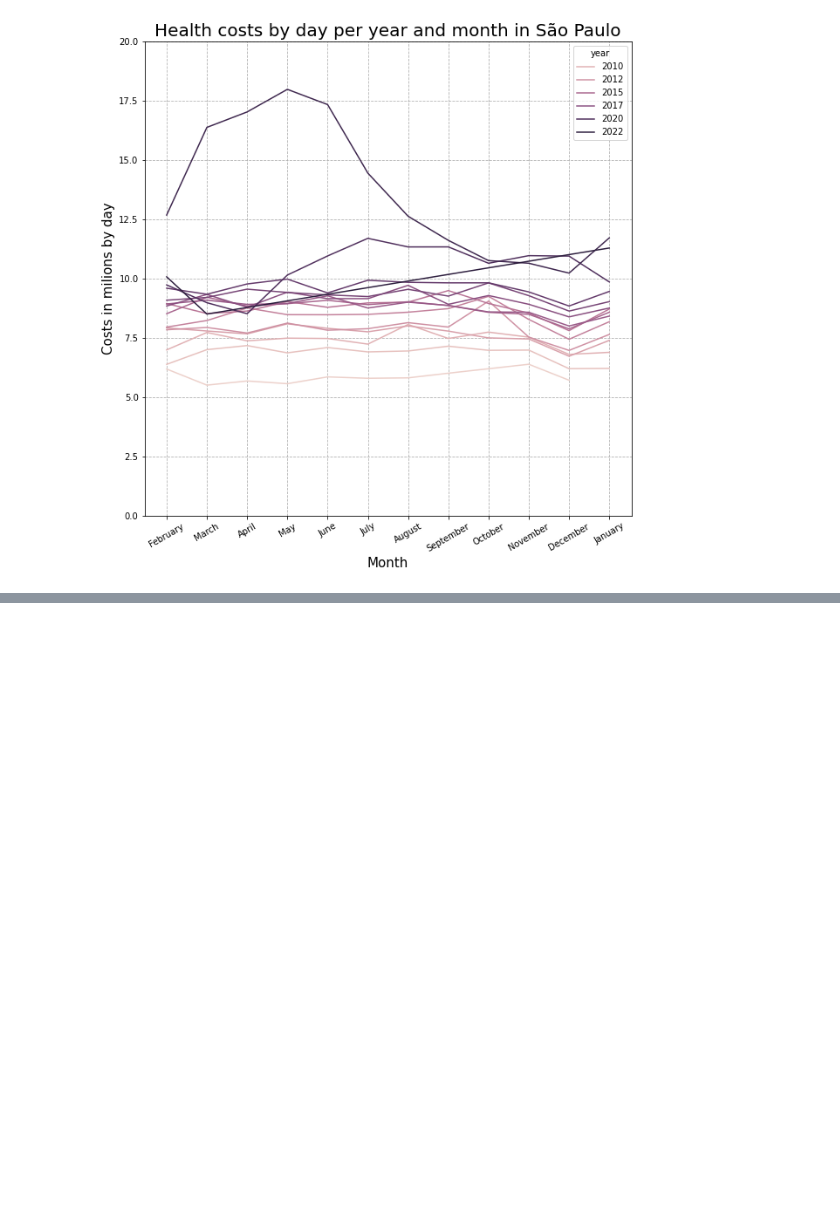
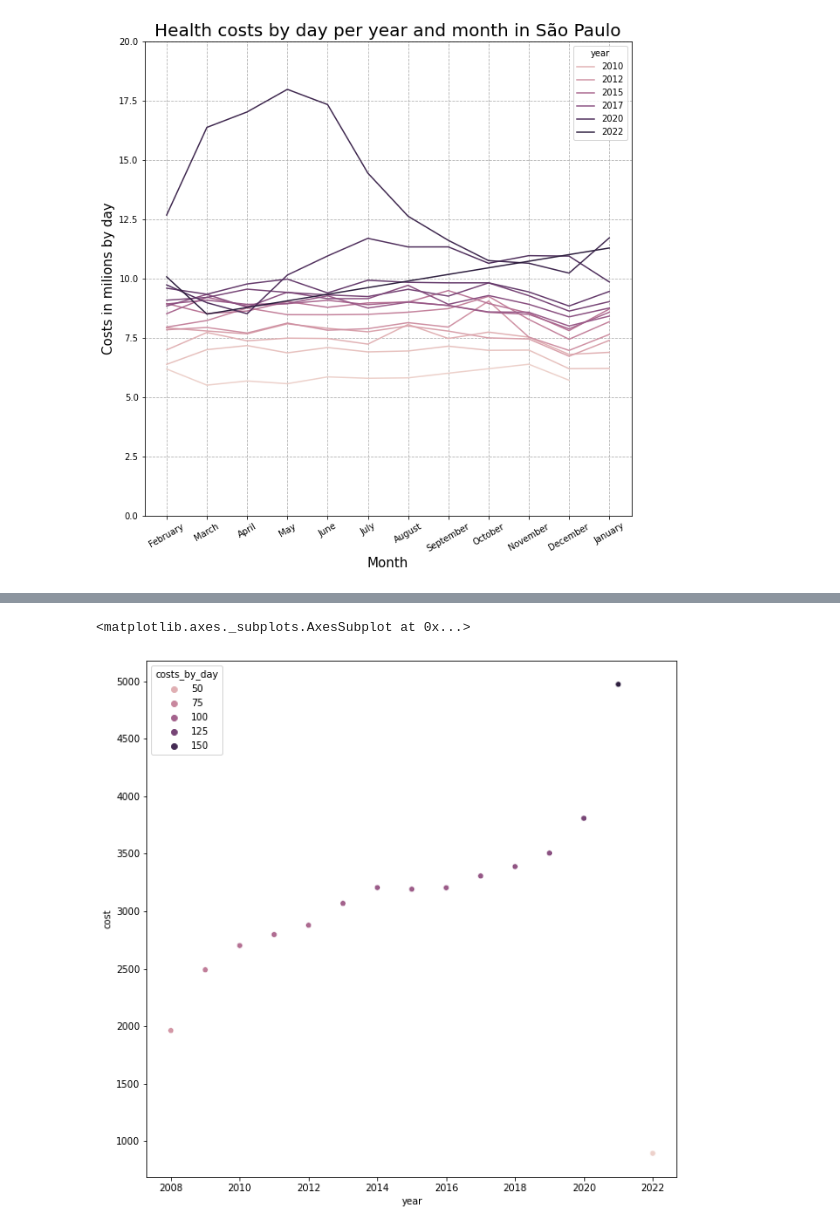
Before and after one commit to paulo-lins/EDA_datasus, a Jupyter notebook: EDA_tabnet.ipynb, the cells around one changed output, grey strips where cells are left out. Drawn from its saved outputs; the diff is of its cells as text; code cells hidden in the pictures; blank space fills up the shorter version.

```diff
--- a/EDA_tabnet.ipynb
+++ b/EDA_tabnet.ipynb
@@ -1453,3 +1444,6 @@ ax.set_xlabel("Month", fontsize = 15)
 ax.set_ylabel("Costs in milions by day", fontsize = 15);
 # %% [output]
 [figure]
+# %%
+filtered_state = monthly_melted.query("state=='São Paulo'")
+filtered_state.head()
@@ -1455,0 +1457,7 @@ ax.set_ylabel("Costs in milions by day", fontsize = 15);
+# %%
+# We can group the above dataframe by year using 'groupby' and, for example, do a sum
+
+cost_by_year_sao_paulo = filtered_state.groupby('year').sum()
+# %%
+cost_by_year_sao_paulo = cost_by_year_sao_paulo.drop('month', axis=1)
+cost_by_year_sao_paulo
@@ -1455,0 +1482,8 @@ ax.set_ylabel("Costs in milions by day", fontsize = 15);
+# %%
+from IPython.core.pylabtools import figsize
+# now we plot the costs by year
+plt.figure(figsize=(10,10))
+sns.scatterplot(data=cost_by_year_sao_paulo, x=cost_by_year_sao_paulo.index, y='cost', hue='costs_by_day')
+# %% [output]
+<matplotlib.axes._subplots.AxesSubplot at 0x...>
+[figure, added]
```
Also changed, not shown: parts of 12 cells of this notebook.
